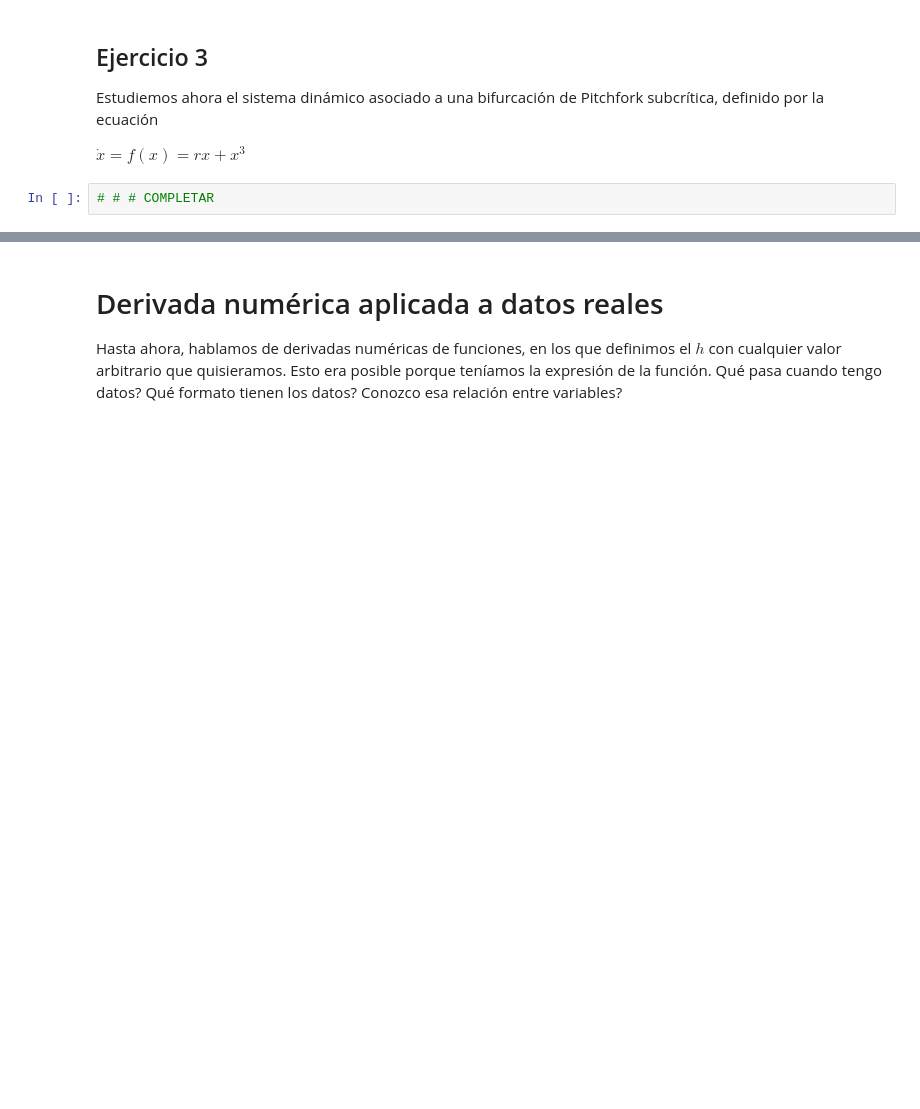
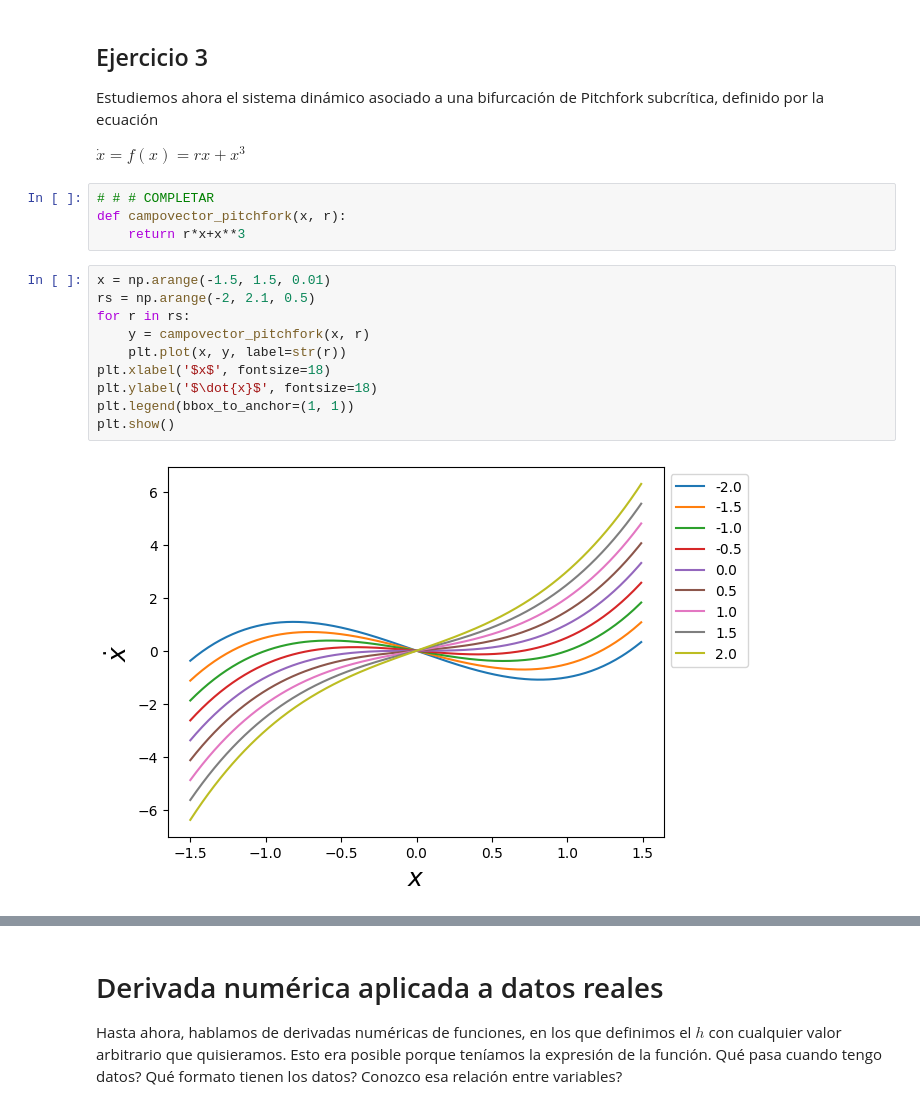
Before and after one commit to HBocaccio/NumLabIMC, a Jupyter notebook: Colabs/nb02_Derivacion.ipynb, the cells around one changed output, grey strips where cells are left out. Saved outputs shown, nothing was run; the diff lists cells and outputs as text; blank space fills up the shorter version.

```diff
--- a/Colabs/nb02_Derivacion.ipynb
+++ b/Colabs/nb02_Derivacion.ipynb
@@ -357,5 +455,19 @@ plt.show()
 Estudiemos ahora el sistema dinámico asociado a una bifurcación de Pitchfork subcrítica, definido por la ecuación
 
 $\dot{x}=f(x)=rx+x^{3}$
-# %%
-# # # COMPLETAR
+# %%
+# # # COMPLETAR
+def campovector_pitchfork(x, r):
+    return r*x+x**3
+# %%
+x = np.arange(-1.5, 1.5, 0.01)
+rs = np.arange(-2, 2.1, 0.5)
+for r in rs:
+    y = campovector_pitchfork(x, r)
+    plt.plot(x, y, label=str(r))
+plt.xlabel('$x$', fontsize=18)
+plt.ylabel('$\dot{x}$', fontsize=18)
+plt.legend(bbox_to_anchor=(1, 1))
+plt.show()
+# %% [output]
+[figure, added]
```
Also changed, not shown: parts of 34 cells of this notebook, 1 other file.
